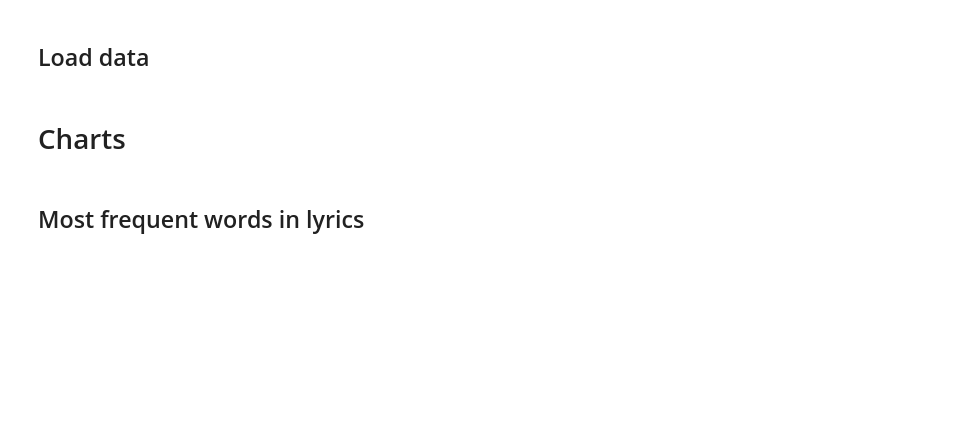
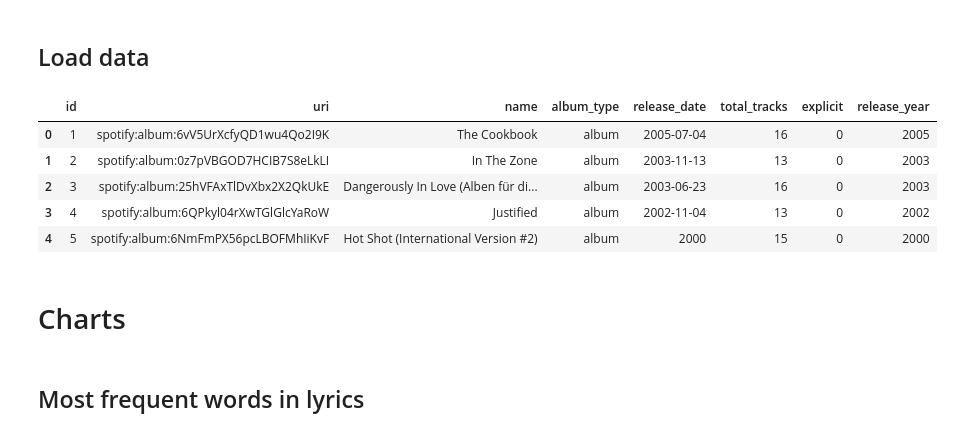
Before and after one commit to Educorreia932/FEUP-PRI, a Jupyter notebook: notebooks/stats.ipynb, the cells around one changed output. Drawn from its saved outputs; the diff is of its cells as text; code cells hidden in the pictures; blank space fills up the shorter version.

```diff
--- a/notebooks/stats.ipynb
+++ b/notebooks/stats.ipynb
@@ -3,28 +3,38 @@
 # %%
 import pandas as pd
 import seaborn as sb
 import sqlite3
 
 import matplotlib.pyplot as plt
 
 con = sqlite3.connect("../data/database_filtered.db")
 
 track_df = pd.read_sql("SELECT * FROM Track", con=con)
-genre_df = pd.read_sql("SELECT * FROM Genre", con=con)
 artist_df = pd.read_sql(
     """
     SELECT artist.name as artist_name, genre.name as genre_name, * FROM artist_genre_through
 	JOIN artist on artist_genre_through.artist_id = artist.id
 	JOIN genre ON artist_genre_through.genre_id = genre.id
     """
     , con=con)
+album_df = pd.read_sql("SELECT * FROM Album", con=con)
 
 con.close()
 
 track_df["duration_m"] = track_df["duration_ms"] / 60000  # Convert duration from miliseconds to minutes
 track_df.dropna(inplace=True)
 
-sb.set(rc={'figure.figsize': (12, 9)})
+sb.set(rc={'figure.figsize': (14, 9)})
+
+album_df["release_year"] = album_df["release_date"].apply(lambda x: x.split("-")[0])
+album_df.head()
+# %% [output]
+|  | id | uri | name | album_type | release_date | total_tracks | explicit | release_year |
+| 0 | 1 | spotify:album:6vV5UrXcfyQD1wu4Qo2I9K | The Cookbook | album | 2005-07-04 | 16 | 0 | 2005 |
+| 1 | 2 | spotify:album:0z7pVBGOD7HCIB7S8eLkLI | In The Zone | album | 2003-11-13 | 13 | 0 | 2003 |
+| 2 | 3 | spotify:album:25hVFAxTlDvXbx2X2QkUkE | Dangerously In Love (Alben für di... | album | 2003-06-23 | 16 | 0 | 2003 |
+| 3 | 4 | spotify:album:6QPkyl04rXwTGlGlcYaRoW | Justified | album | 2002-11-04 | 13 | 0 | 2002 |
+| 4 | 5 | spotify:album:6NmFmPX56pcLBOFMhIiKvF | Hot Shot (International Version #2) | album | 2000 | 15 | 0 | 2000 |
 # %% [markdown]
 # Charts
 # %% [markdown]
```
Also changed, not shown: parts of 3 cells of this notebook.
